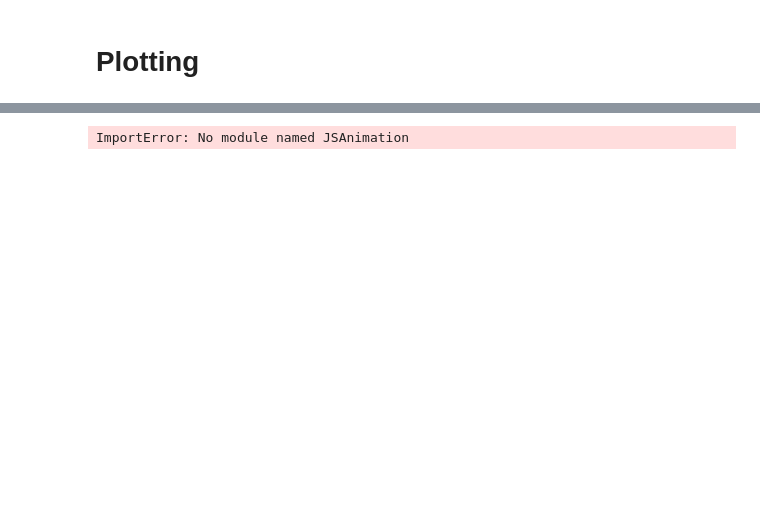
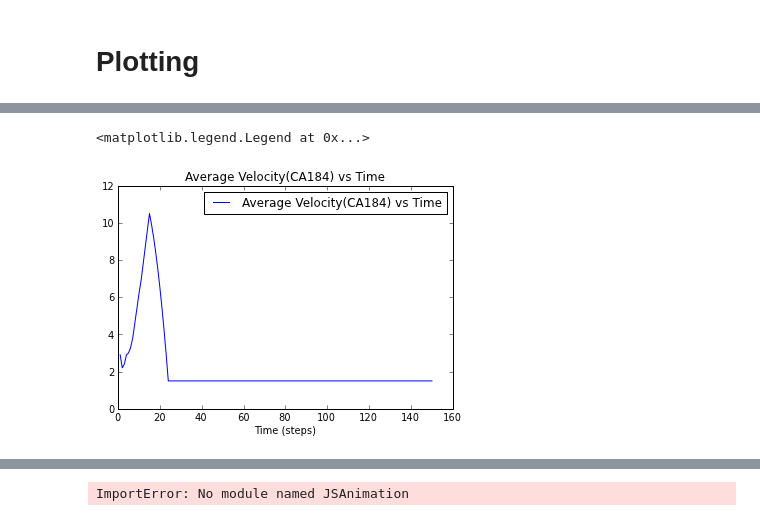
Before and after one commit to aalittlephys202/PHYS202-S13, a Jupyter notebook: Project/Traffic Flow.ipynb, the cells around one changed output, grey strips where cells are left out. Drawn from its saved outputs; the diff is of its cells as text; code cells hidden in the pictures; blank space fills up the shorter version.

```diff
--- a/Project/Traffic Flow.ipynb
+++ b/Project/Traffic Flow.ipynb
@@ -12,0 +6,9 @@ array([ 1,  2,  3,  4,  5,  6,  7,  8,  9, 10, 11, 12, 13, 14, 15, 16, 17,
+# %%
+n = 10
+pos1 = np.random.random(n)*40
+vel1 = np.random.random(n)*10
+def initial(l,n):
+    pos = sort(pos1.round())#array of positions
+    vel = vel1.round()#velocity array
+    g = np.zeros(n) #empty spaces in front of car
+    return l,x,v,n
@@ -220,8 +208,0 @@ Car velocities: [ 64.  61.  38.  20.  59.  61.  40.  24.  62.  63.]
-# %%
-def initial(l,n):
-    x1 = np.random.random(n)*40
-    x = sort(x1.round())#array of positions
-    v1 = np.random.random(n)*10
-    v = v1.round()#velocity array
-    g = np.zeros(5) #empty spaces in front of car
-    return l,x,v
@@ -312,0 +253,8 @@ print STCA(pos2, veli2,road)[1]
+# %%
+plot(t,v_aveCA184,label="Average Velocity(CA184) vs Time")
+xlabel('Time (steps)')
+title("Average Velocity(CA184) vs Time")
+legend(loc=0)
+# %% [output]
+<matplotlib.legend.Legend at 0x...>
+[figure, added]
```
Also changed, not shown: parts of 47 cells of this notebook.
